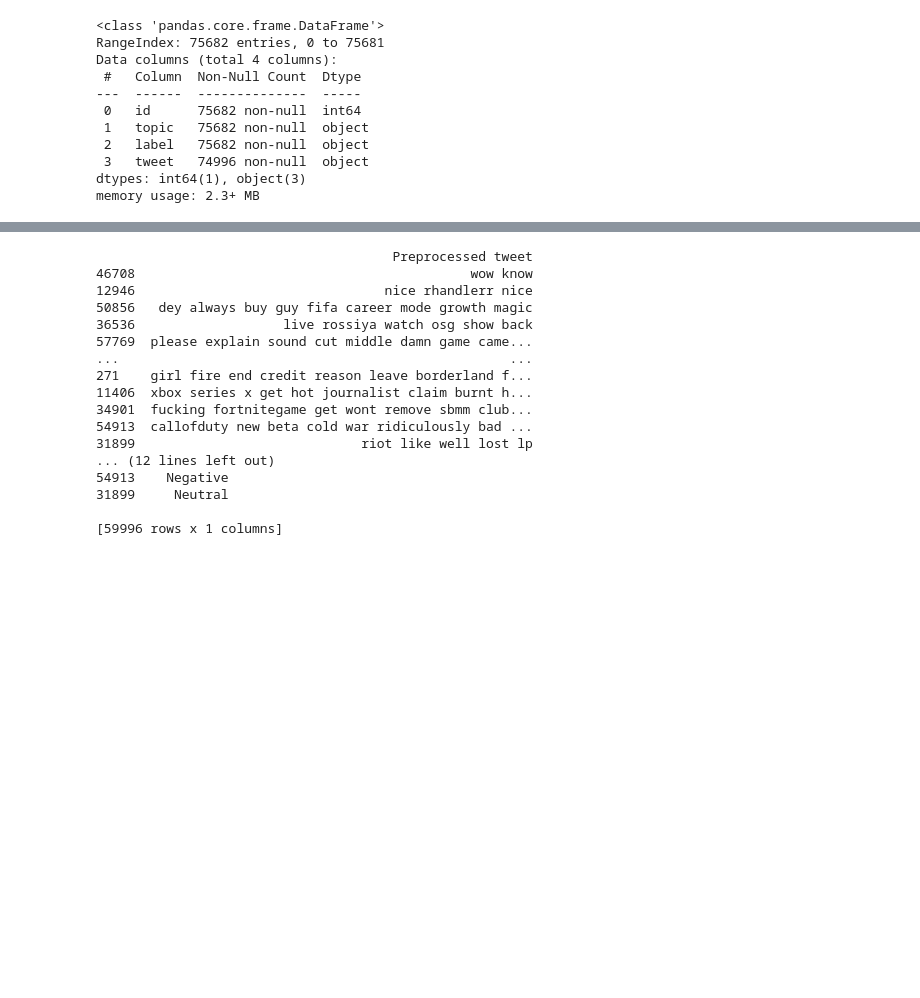
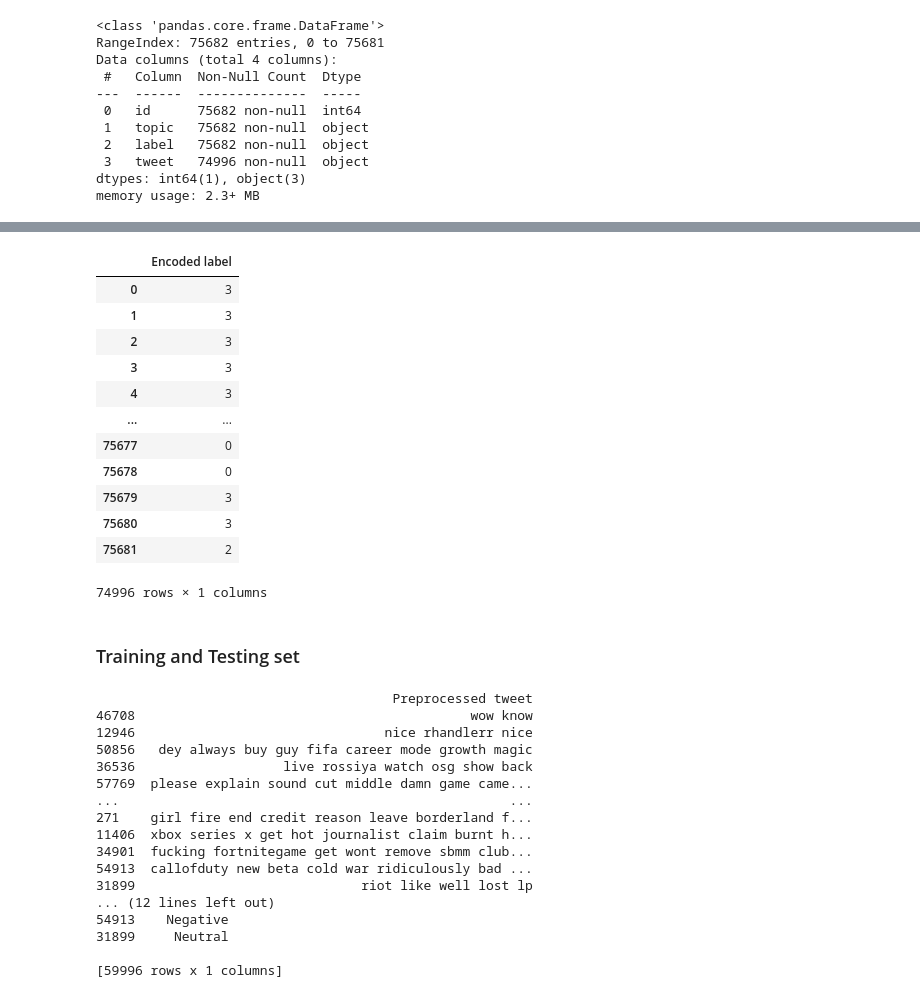
Before and after one commit to LonchamptMathis/twitter-sentiment-analysis, a Jupyter notebook: example.ipynb, the cells around one changed output, grey strips where cells are left out. Saved outputs shown, nothing was run; the diff lists cells and outputs as text; code cells hidden in the pictures; blank space fills up the shorter version.

```diff
--- a/example.ipynb
+++ b/example.ipynb
@@ -83,3 +90,0 @@ Name: count, dtype: float64
-# %%
-data.dropna(inplace=True)
-data.info()
@@ -98,3 +90,0 @@ memory usage: 2.9+ MB
-# %%
-data["Preprocessed tweet"] = data["tweet"].apply(preprocessing)
-data.head()
@@ -109,0 +91,4 @@ data.head()
+# %%
+# Split dataset in features (X) and variables to be predicted (y)
+X, y = get_X_y(data)
+X.head()
@@ -110 +102,19 @@ data.head()
+# %%
+y
+# %% [output]
+|  | Encoded label |
+| 0 | 3 |
+| 1 | 3 |
+| 2 | 3 |
+| 3 | 3 |
+| 4 | 3 |
+| ... | ... |
+| 75677 | 0 |
+| 75678 | 0 |
+| 75679 | 3 |
+| 75680 | 3 |
+| 75681 | 2 |
+74996 rows × 1 columns
+# %% [markdown]
+### Training and Testing set
 # %%
```
Also changed, not shown: parts of 54 cells of this notebook.
